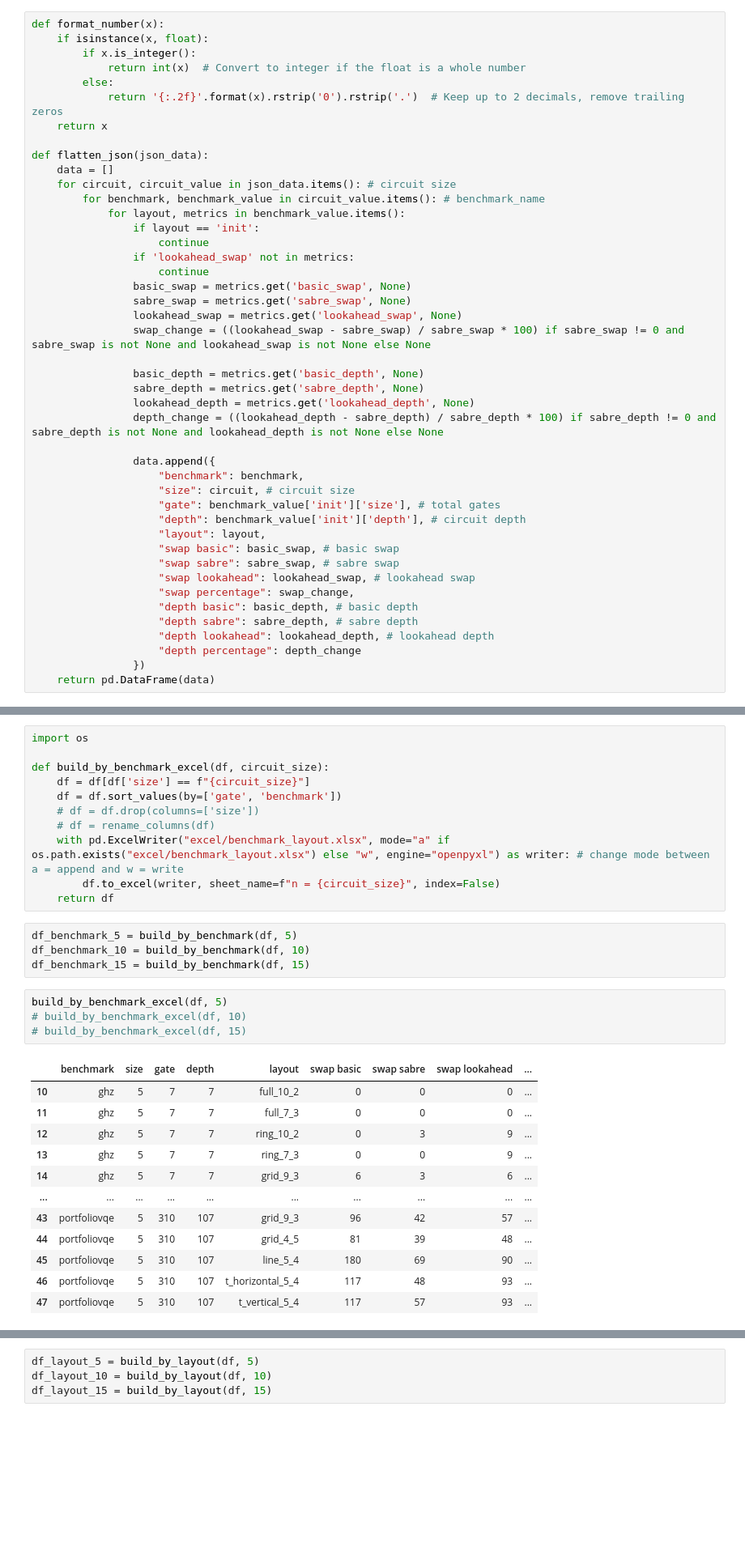
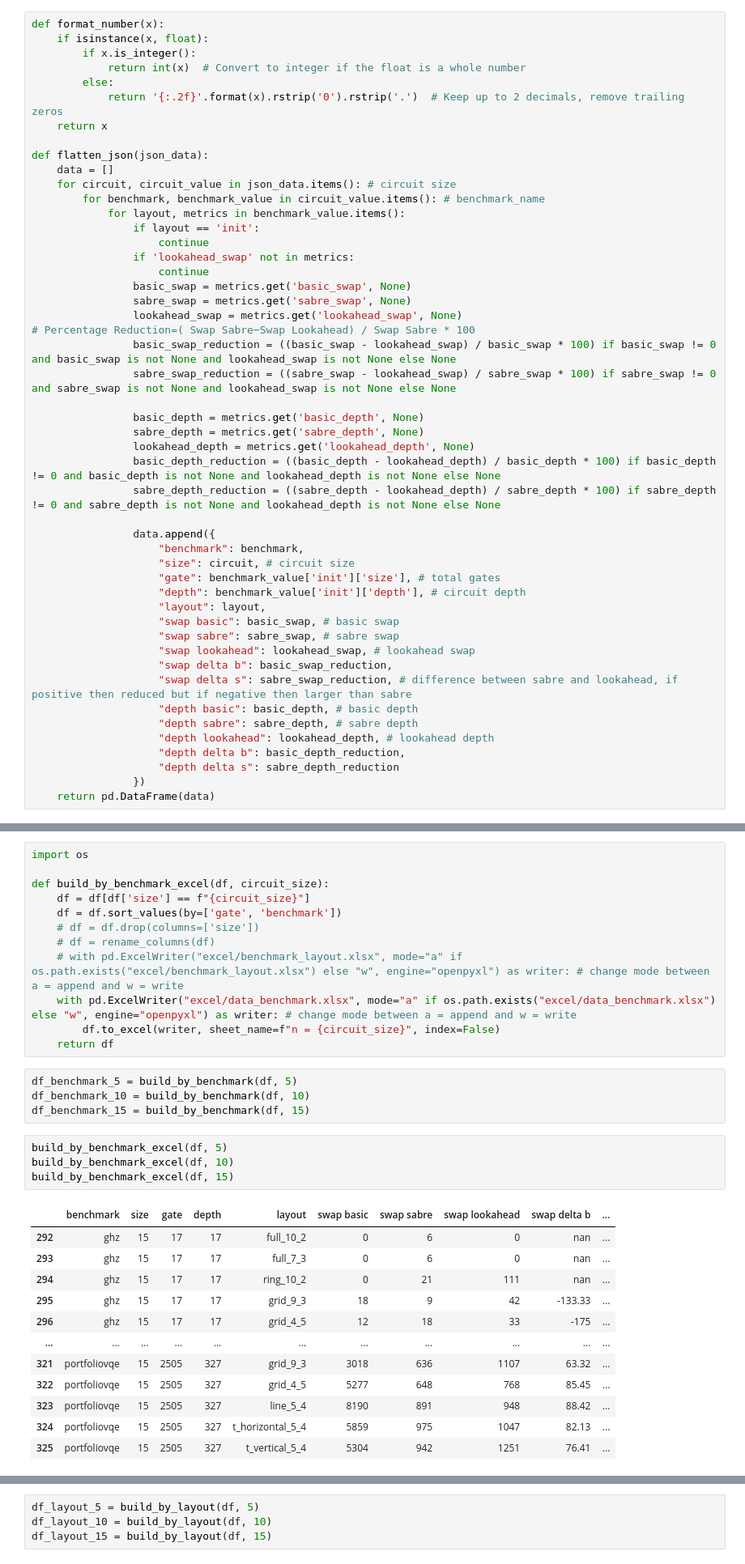
Before and after one commit to natashaval/qubit-mapping-distributed-qc, a Jupyter notebook: 6_table_plot.ipynb, the cells around one changed output, grey strips where cells are left out. Shown at 81% size. Cells and saved outputs as stored; diff of their text form; blank space fills up the shorter version.

Commit message:
rename header and recalculate reduction

```diff
--- a/6_table_plot.ipynb
+++ b/6_table_plot.ipynb
@@ -22,12 +22,15 @@ def flatten_json(json_data):
                 basic_swap = metrics.get('basic_swap', None)
                 sabre_swap = metrics.get('sabre_swap', None)
                 lookahead_swap = metrics.get('lookahead_swap', None)
-                swap_change = ((lookahead_swap - sabre_swap) / sabre_swap * 100) if sabre_swap != 0 and sabre_swap is not None and lookahead_swap is not None else None
+# Percentage Reduction=( Swap Sabre−Swap Lookahead) / Swap Sabre * 100
+                basic_swap_reduction = ((basic_swap - lookahead_swap) / basic_swap * 100) if basic_swap != 0 and basic_swap is not None and lookahead_swap is not None else None
+                sabre_swap_reduction = ((sabre_swap - lookahead_swap) / sabre_swap * 100) if sabre_swap != 0 and sabre_swap is not None and lookahead_swap is not None else None
 
                 basic_depth = metrics.get('basic_depth', None)
                 sabre_depth = metrics.get('sabre_depth', None)
                 lookahead_depth = metrics.get('lookahead_depth', None)
-                depth_change = ((lookahead_depth - sabre_depth) / sabre_depth * 100) if sabre_depth != 0 and sabre_depth is not None and lookahead_depth is not None else None
+                basic_depth_reduction = ((basic_depth - lookahead_depth) / basic_depth * 100) if basic_depth != 0 and basic_depth is not None and lookahead_depth is not None else None
+                sabre_depth_reduction = ((sabre_depth - lookahead_depth) / sabre_depth * 100) if sabre_depth != 0 and sabre_depth is not None and lookahead_depth is not None else None
 
                 data.append({
                     "benchmark": benchmark,
@@ -38,11 +41,13 @@ def flatten_json(json_data):
                     "swap basic": basic_swap, # basic swap
                     "swap sabre": sabre_swap, # sabre swap
                     "swap lookahead": lookahead_swap, # lookahead swap
-                    "swap percentage": swap_change,
+                    "swap delta b": basic_swap_reduction,
+                    "swap delta s": sabre_swap_reduction, # difference between sabre and lookahead, if positive then reduced but if negative then larger than sabre
                     "depth basic": basic_depth, # basic depth
                     "depth sabre": sabre_depth, # sabre depth
                     "depth lookahead": lookahead_depth, # lookahead depth
-                    "depth percentage": depth_change
+                    "depth delta b": basic_depth_reduction,
+                    "depth delta s": sabre_depth_reduction
                 })
     return pd.DataFrame(data)
 # %%
@@ -152,7 +166,8 @@ def build_by_benchmark_excel(df, circuit_size):
     df = df.sort_values(by=['gate', 'benchmark'])
     # df = df.drop(columns=['size'])
     # df = rename_columns(df)
-    with pd.ExcelWriter("excel/benchmark_layout.xlsx", mode="a" if os.path.exists("excel/benchmark_layout.xlsx") else "w", engine="openpyxl") as writer: # change mode between a = append and w = write
+    # with pd.ExcelWriter("excel/benchmark_layout.xlsx", mode="a" if os.path.exists("excel/benchmark_layout.xlsx") else "w", engine="openpyxl") as writer: # change mode between a = append and w = write
+    with pd.ExcelWriter("excel/data_benchmark.xlsx", mode="a" if os.path.exists("excel/data_benchmark.xlsx") else "w", engine="openpyxl") as writer: # change mode between a = append and w = write
         df.to_excel(writer, sheet_name=f"n = {circuit_size}", index=False)
     return df
 # %%
@@ -161,18 +176,18 @@ df_benchmark_10 = build_by_benchmark(df, 10)
 df_benchmark_15 = build_by_benchmark(df, 15)
 # %%
 build_by_benchmark_excel(df, 5)
-# build_by_benchmark_excel(df, 10)
-# build_by_benchmark_excel(df, 15)
+build_by_benchmark_excel(df, 10)
+build_by_benchmark_excel(df, 15)
 # %% [output]
-|  | benchmark | size | gate | depth | layout | swap basic | swap sabre | swap lookahead | ... |
-| 10 | ghz | 5 | 7 | 7 | full_10_2 | 0 | 0 | 0 | ... |
-| 11 | ghz | 5 | 7 | 7 | full_7_3 | 0 | 0 | 0 | ... |
-| 12 | ghz | 5 | 7 | 7 | ring_10_2 | 0 | 3 | 9 | ... |
-| 13 | ghz | 5 | 7 | 7 | ring_7_3 | 0 | 0 | 9 | ... |
-| 14 | ghz | 5 | 7 | 7 | grid_9_3 | 6 | 3 | 6 | ... |
-| ... | ... | ... | ... | ... | ... | ... | ... | ... | ... |
-| 43 | portfoliovqe | 5 | 310 | 107 | grid_9_3 | 96 | 42 | 57 | ... |
-| 44 | portfoliovqe | 5 | 310 | 107 | grid_4_5 | 81 | 39 | 48 | ... |
-| 45 | portfoliovqe | 5 | 310 | 107 | line_5_4 | 180 | 69 | 90 | ... |
-| 46 | portfoliovqe | 5 | 310 | 107 | t_horizontal_5_4 | 117 | 48 | 93 | ... |
-| 47 | portfoliovqe | 5 | 310 | 107 | t_vertical_5_4 | 117 | 57 | 93 | ... |
+|  | benchmark | size | gate | depth | layout | swap basic | swap sabre | swap lookahead | swap delta b | ... |
+| 292 | ghz | 15 | 17 | 17 | full_10_2 | 0 | 6 | 0 | nan | ... |
+| 293 | ghz | 15 | 17 | 17 | full_7_3 | 0 | 6 | 0 | nan | ... |
+| 294 | ghz | 15 | 17 | 17 | ring_10_2 | 0 | 21 | 111 | nan | ... |
+| 295 | ghz | 15 | 17 | 17 | grid_9_3 | 18 | 9 | 42 | -133.33 | ... |
+| 296 | ghz | 15 | 17 | 17 | grid_4_5 | 12 | 18 | 33 | -175 | ... |
+| ... | ... | ... | ... | ... | ... | ... | ... | ... | ... | ... |
+| 321 | portfoliovqe | 15 | 2505 | 327 | grid_9_3 | 3018 | 636 | 1107 | 63.32 | ... |
+| 322 | portfoliovqe | 15 | 2505 | 327 | grid_4_5 | 5277 | 648 | 768 | 85.45 | ... |
+| 323 | portfoliovqe | 15 | 2505 | 327 | line_5_4 | 8190 | 891 | 948 | 88.42 | ... |
+| 324 | portfoliovqe | 15 | 2505 | 327 | t_horizontal_5_4 | 5859 | 975 | 1047 | 82.13 | ... |
+| 325 | portfoliovqe | 15 | 2505 | 327 | t_vertical_5_4 | 5304 | 942 | 1251 | 76.41 | ... |
```
Also changed, not shown: parts of 10 cells of this notebook, 21 other files.
